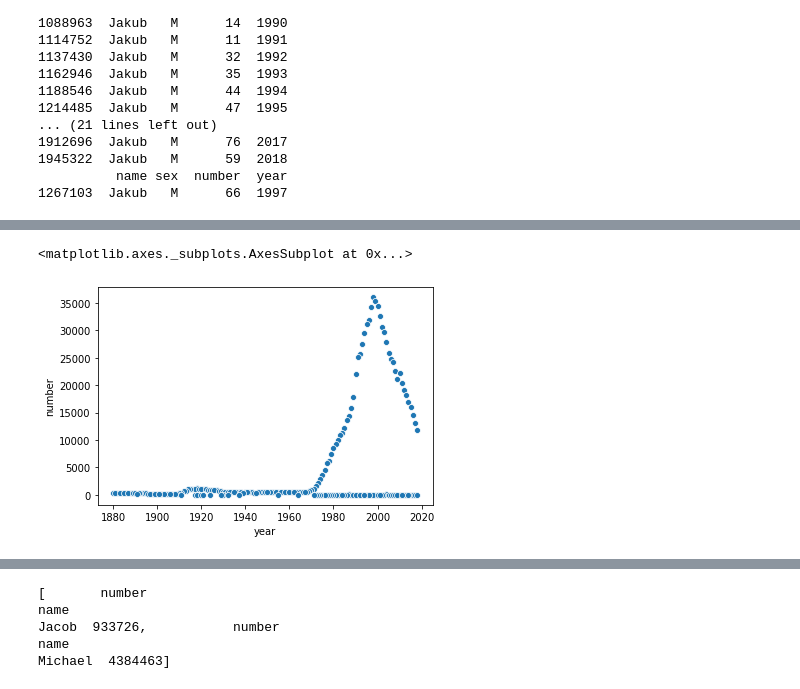
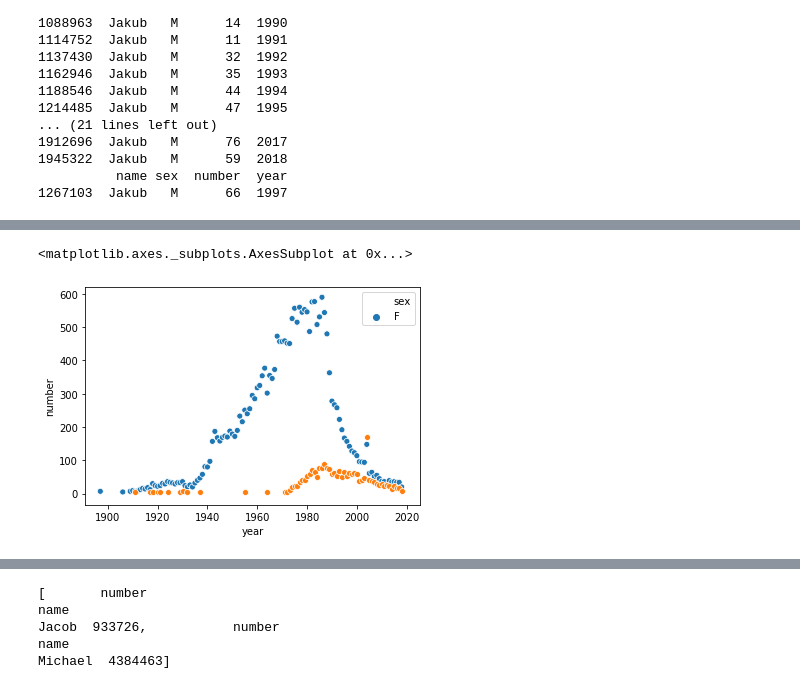
Before and after one commit to Janasu97/task3Data, a Jupyter notebook: Main.ipynb, the cells around one changed output, grey strips where cells are left out. Saved outputs shown, nothing was run; the diff lists cells and outputs as text; code cells hidden in the pictures.

```diff
--- a/Main.ipynb
+++ b/Main.ipynb
@@ -211,0 +303,10 @@ print(Jacob)
+# %%
+#Highest popularity in the end of millenium
+Jacob = all_data[all_data["name"] == "Jacob"]
+JacobF = Jacob[Jacob["sex"] =="F"]
+JacobM = Jacob[Jacob["sex"] == "M"]
+Jacob = Jacob.sort_values(by="number", ascending=False)
+print(Jacob.head(20))
+#First use of the name Jacob in this dataset
+Jacob_first_use = Jacob.sort_values(by="year", ascending=True)
+print(Jacob_first_use.head(1))
@@ -211,0 +331,11 @@ print(Jacob)
+# %%
+#Highest popularity int the 60'
+#Funfact: Michael Jackson was born in 1958 in the top years of these name
+Michael = all_data[all_data["name"] == "Michael"]
+MichaelF = Michael[Michael["sex"] =="F"]
+MichaelM = Michael[Michael["sex"] == "M"]
+Michael = Michael.sort_values(by="number", ascending=False)
+print(Michael.head(20))
+#First use of the name Michael in this dataset
+Michael_first_use = Michael.sort_values(by="year", ascending=True)
+print(Michael_first_use.head(1))
@@ -212,5 +360,6 @@ print(Jacob)
 # %%
-sns.scatterplot(x="year",y="number",data=Jacob)
+sns.scatterplot(x="year",y="number", hue = "sex", data=MichaelF)
+sns.scatterplot(x="year",y="number", data=JacobF)
 # %% [output]
 <matplotlib.axes._subplots.AxesSubplot at 0x...>
-[figure, old version]
+[figure, new version]
```
Also changed, not shown: parts of 21 cells of this notebook.
